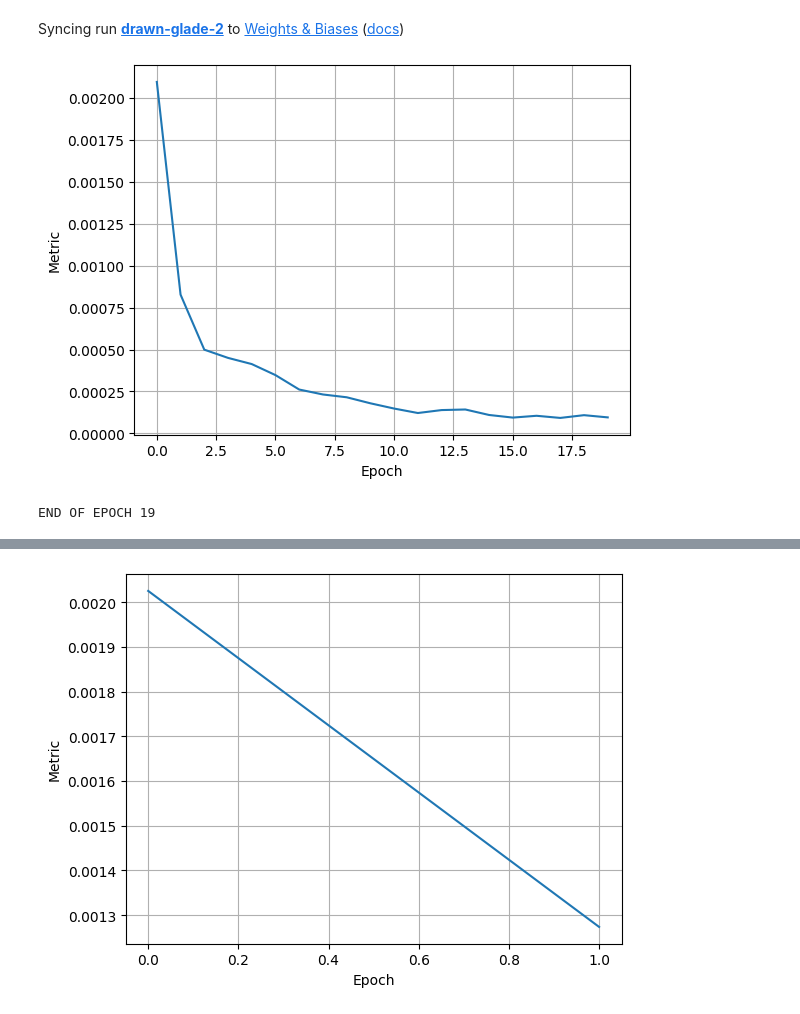
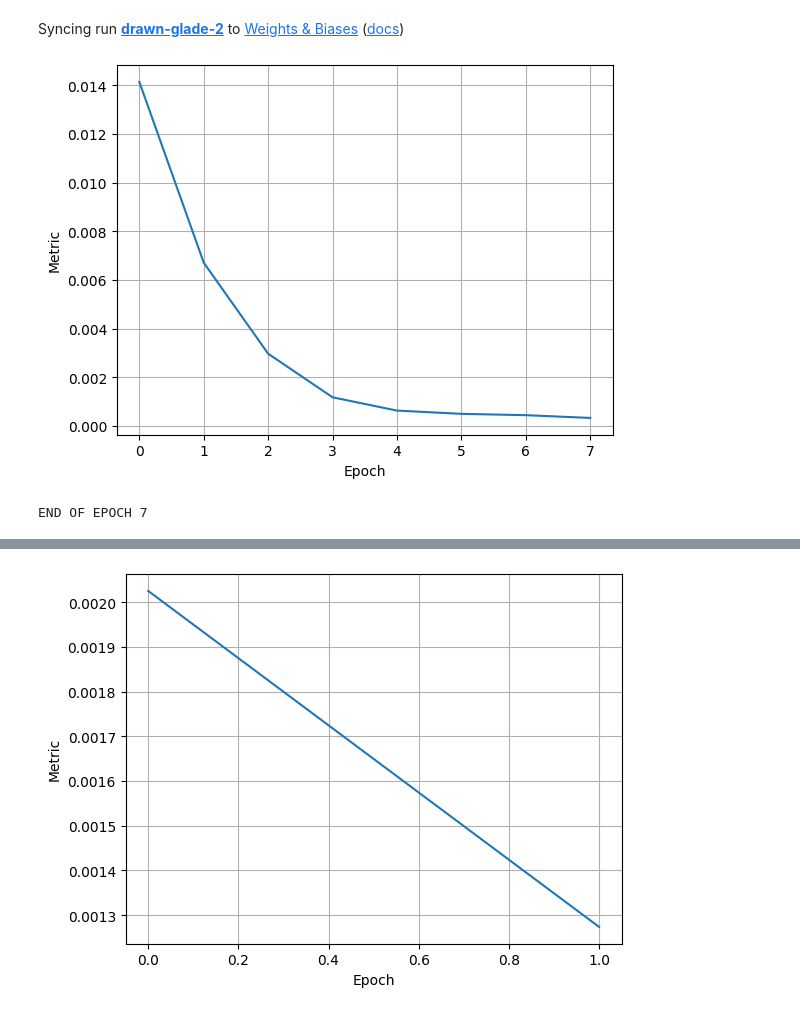
Before and after one commit to i-vainn/EfficientKWS, a Jupyter notebook: training.ipynb, the cells around one changed output, grey strips where cells are left out. Saved outputs shown, nothing was run; the diff lists cells and outputs as text; code cells hidden in the pictures.

```diff
--- a/training.ipynb
+++ b/training.ipynb
@@ -11,11 +11,13 @@ wandb: Currently logged in as: i_vainn. Use `wandb login --relogin` to force rel
 Tracking run with wandb version 0.13.5
 Run data is saved locally in /Users/egoriya/prog/dla/hw2_kws/wandb/run-20221106_144205-4mjai1i8
 Syncing run drawn-glade-2 to Weights & Biases (docs)
-# %%
-trainer.train_distilled(SmallConfig())
-# %% [output]
-[figure, removed]
-END OF EPOCH 19
+# %%
+trainer = Trainer(UncompressedConfig())
+
+trainer.train_distilled(SmallConfig(), 'cool-haze-8-27-0.0000_model.pth')
+# %% [output]
+[figure, added]
+END OF EPOCH 7
 # %%
 trainer = Trainer(SmallConfig())
 trainer.train()
```
Also changed, not shown: parts of 1 cell of this notebook, 1 other file.
